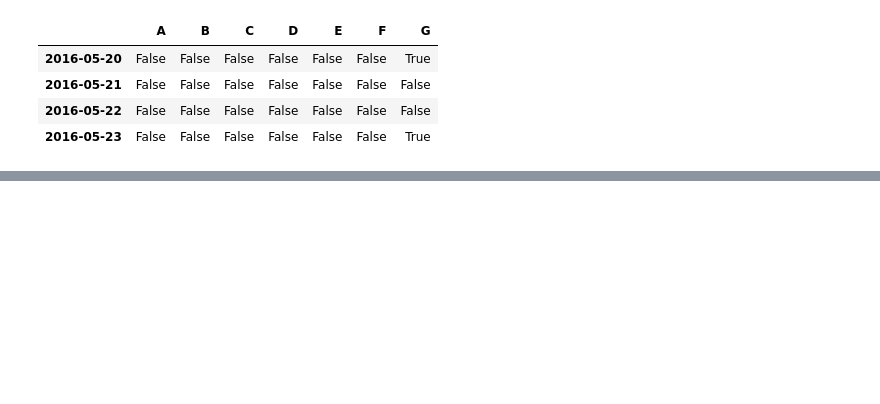
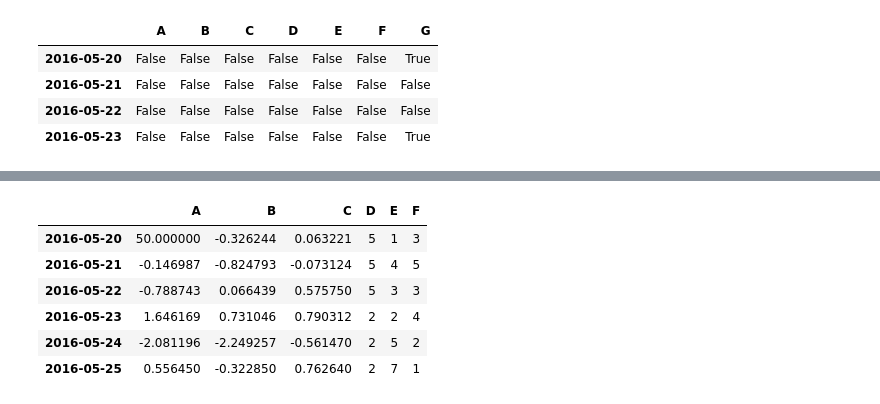
Before and after one commit to jpellman/Practice, a Jupyter notebook: Python/Pandas/10_Minutes_to_Pandas.ipynb, the cells around one changed output, grey strips where cells are left out. Saved outputs shown, nothing was run; the diff lists cells and outputs as text; code cells hidden in the pictures; blank space fills up the shorter version.

```diff
--- a/Python/Pandas/10_Minutes_to_Pandas.ipynb
+++ b/Python/Pandas/10_Minutes_to_Pandas.ipynb
@@ -488,0 +551,10 @@ pd.isnull(df1)
+# %%
+df
+# %% [output]
+|  | A | B | C | D | E | F |
+| 2016-05-20 | 50.000000 | -0.326244 | 0.063221 | 5 | 1 | 3 |
+| 2016-05-21 | -0.146987 | -0.824793 | -0.073124 | 5 | 4 | 5 |
+| 2016-05-22 | -0.788743 | 0.066439 | 0.575750 | 5 | 3 | 3 |
+| 2016-05-23 | 1.646169 | 0.731046 | 0.790312 | 2 | 2 | 4 |
+| 2016-05-24 | -2.081196 | -2.249257 | -0.561470 | 2 | 5 | 2 |
+| 2016-05-25 | 0.556450 | -0.322850 | 0.762640 | 2 | 7 | 1 |
```
Also changed, not shown: parts of 36 cells of this notebook.
